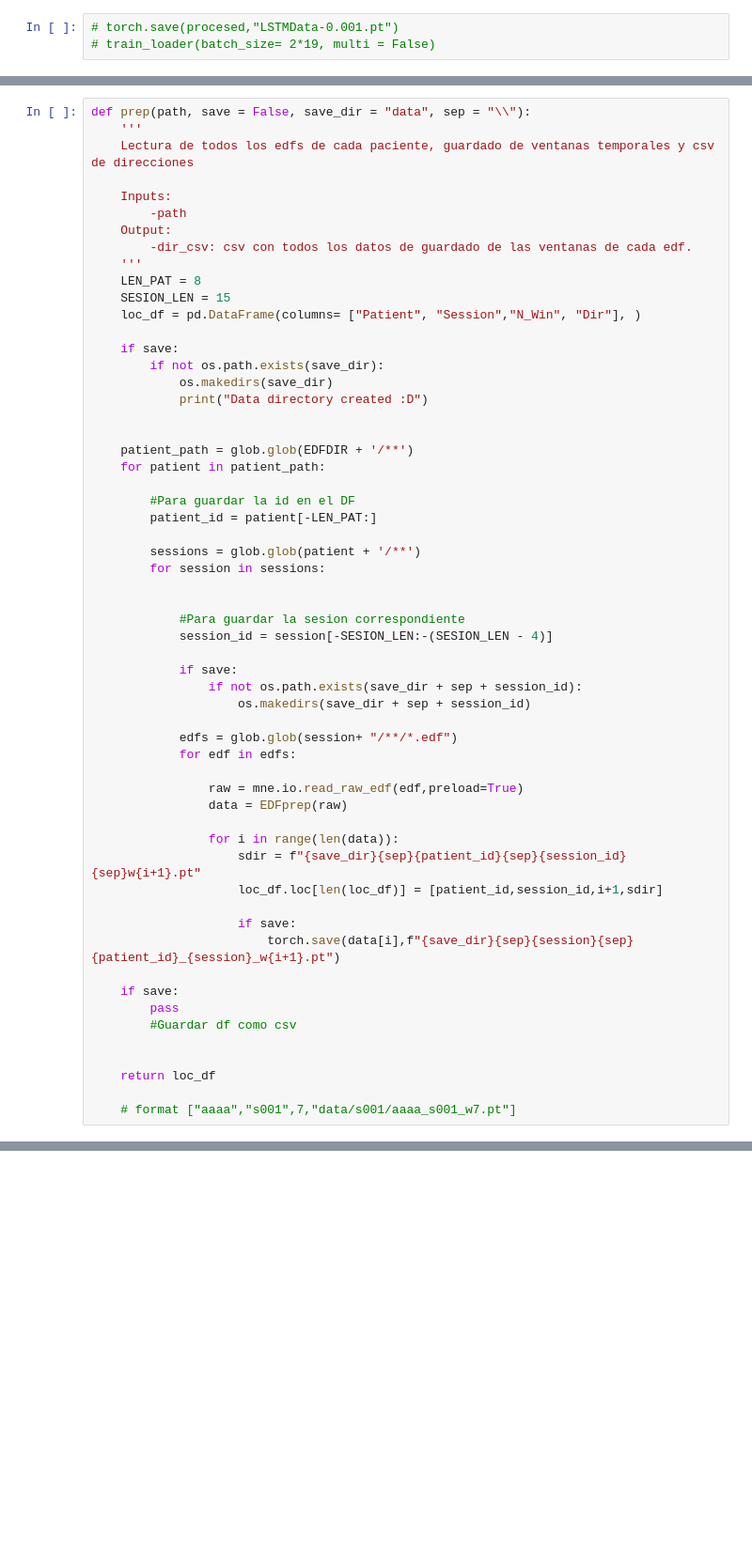
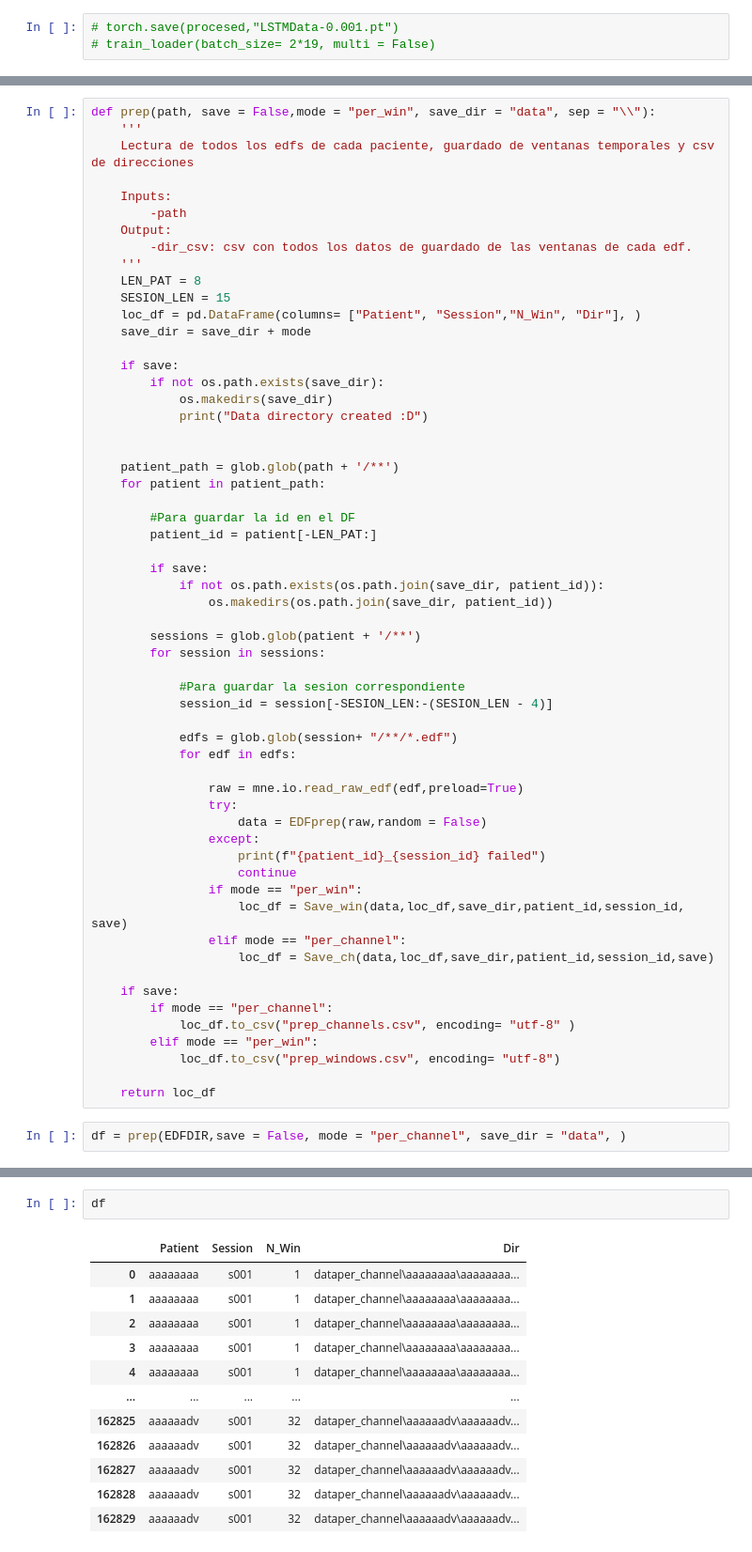
Before and after one commit to nunuki-crew/FinalEL7006, a Jupyter notebook: dataprep.ipynb, the cells around one changed output, grey strips where cells are left out. Shown: that part at 94% size. Drawn from its saved outputs; the diff is of its cells as text; blank space fills up the shorter version.

```diff
--- a/dataprep.ipynb
+++ b/dataprep.ipynb
@@ -183,5 +205,5 @@ Dropped 1 epoch: 32
 # %%
-def prep(path, save = False, save_dir = "data", sep = "\\"):
+def prep(path, save = False,mode = "per_win", save_dir = "data", sep = "\\"):
     '''
     Lectura de todos los edfs de cada paciente, guardado de ventanas temporales y csv de direcciones
 
@@ -193,6 +215,7 @@ def prep(path, save = False, save_dir = "data", sep = "\\"):
     LEN_PAT = 8
     SESION_LEN = 15
     loc_df = pd.DataFrame(columns= ["Patient", "Session","N_Win", "Dir"], )
+    save_dir = save_dir + mode
 
     if save:
         if not os.path.exists(save_dir):
@@ -200,41 +223,42 @@ def prep(path, save = False, save_dir = "data", sep = "\\"):
             print("Data directory created :D")
 
 
-    patient_path = glob.glob(EDFDIR + '/**')
+    patient_path = glob.glob(path + '/**')
     for patient in patient_path:
 
         #Para guardar la id en el DF
         patient_id = patient[-LEN_PAT:]
 
+        if save:
+            if not os.path.exists(os.path.join(save_dir, patient_id)):
+                os.makedirs(os.path.join(save_dir, patient_id))
+
         sessions = glob.glob(patient + '/**')
         for session in sessions:
 
-
             #Para guardar la sesion correspondiente
             session_id = session[-SESION_LEN:-(SESION_LEN - 4)]
-
-            if save:
-                if not os.path.exists(save_dir + sep + session_id):
-                    os.makedirs(save_dir + sep + session_id)
 
             edfs = glob.glob(session+ "/**/*.edf")
             for edf in edfs:
 
                 raw = mne.io.read_raw_edf(edf,preload=True)
-                data = EDFprep(raw)
-
-                for i in range(len(data)):
-                    sdir = f"{save_dir}{sep}{patient_id}{sep}{session_id}{sep}w{i+1}.pt"
-                    loc_df.loc[len(loc_df)] = [patient_id,session_id,i+1,sdir]
-
-                    if save:
-                        torch.save(data[i],f"{save_dir}{sep}{session}{sep}{patient_id}_{session}_w{i+1}.pt")
+                try:
+                    data = EDFprep(raw,random = False)
+                except:
+                    print(f"{patient_id}_{session_id} failed")
+                    continue
+                if mode == "per_win":
+                    loc_df = Save_win(data,loc_df,save_dir,patient_id,session_id, save)
+                elif mode == "per_channel":
+                    loc_df = Save_ch(data,loc_df,save_dir,patient_id,session_id,save)
 
     if save:
-        pass
-        #Guardar df como csv
-
+        if mode == "per_channel":
+            loc_df.to_csv("prep_channels.csv", encoding= "utf-8" )
+        elif mode == "per_win":
+            loc_df.to_csv("prep_windows.csv", encoding= "utf-8")
 
     return loc_df
-
-    # format ["aaaa","s001",7,"data/s001/aaaa_s001_w7.pt"]
+# %%
+df = prep(EDFDIR,save = False, mode = "per_channel", save_dir = "data", )
@@ -240,0 +283,15 @@ def prep(path, save = False, save_dir = "data", sep = "\\"):
+# %%
+df
+# %% [output]
+|  | Patient | Session | N_Win | Dir |
+| 0 | aaaaaaaa | s001 | 1 | dataper_channel\aaaaaaaa\aaaaaaaa... |
+| 1 | aaaaaaaa | s001 | 1 | dataper_channel\aaaaaaaa\aaaaaaaa... |
+| 2 | aaaaaaaa | s001 | 1 | dataper_channel\aaaaaaaa\aaaaaaaa... |
+| 3 | aaaaaaaa | s001 | 1 | dataper_channel\aaaaaaaa\aaaaaaaa... |
+| 4 | aaaaaaaa | s001 | 1 | dataper_channel\aaaaaaaa\aaaaaaaa... |
+| ... | ... | ... | ... | ... |
+| 162825 | aaaaaadv | s001 | 32 | dataper_channel\aaaaaadv\aaaaaadv... |
+| 162826 | aaaaaadv | s001 | 32 | dataper_channel\aaaaaadv\aaaaaadv... |
+| 162827 | aaaaaadv | s001 | 32 | dataper_channel\aaaaaadv\aaaaaadv... |
+| 162828 | aaaaaadv | s001 | 32 | dataper_channel\aaaaaadv\aaaaaadv... |
+| 162829 | aaaaaadv | s001 | 32 | dataper_channel\aaaaaadv\aaaaaadv... |
```
Also changed, not shown: parts of 6 cells of this notebook, 2 other files.
